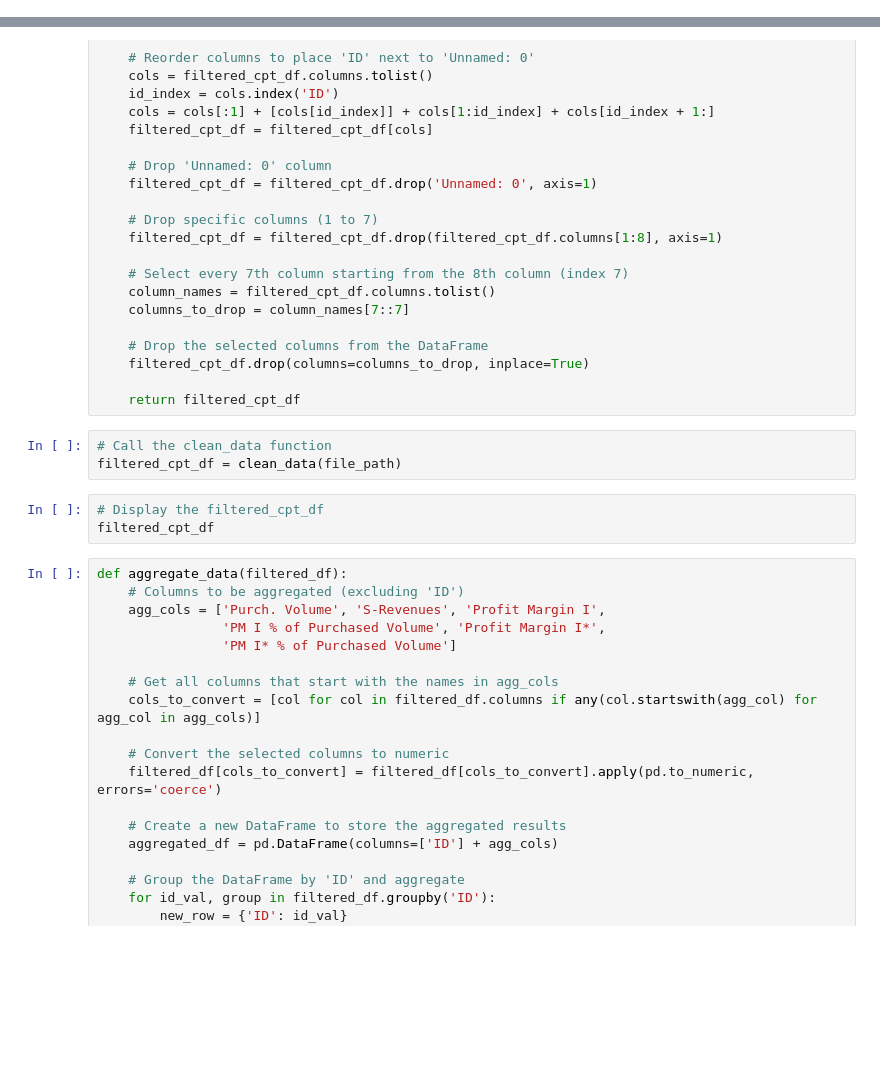
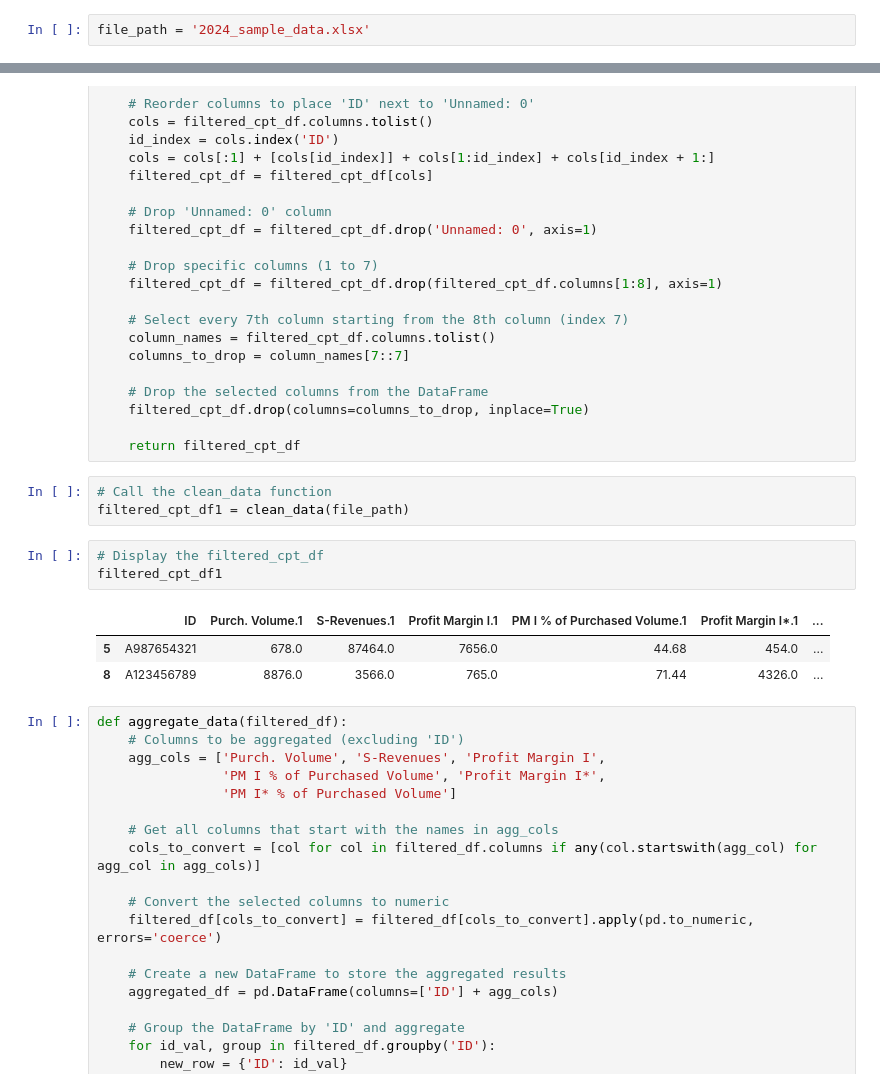
Before and after one commit to yonabell/Report, a Jupyter notebook: Reporting_code_with_function.ipynb, the cells around one changed output, grey strips where cells are left out. Cells and saved outputs as stored; diff of their text form; blank space fills up the shorter version.

```diff
--- a/Reporting_code_with_function.ipynb
+++ b/Reporting_code_with_function.ipynb
@@ -9,3 +12,5 @@ uploaded = files.upload()
+# %%
+file_path = '2024_sample_data.xlsx'
 # %%
 def clean_data(file_path):
     # Load the data with no predefined header
@@ -39,10 +44,14 @@ def clean_data(file_path):
     return filtered_cpt_df
 # %%
 # Call the clean_data function
-filtered_cpt_df = clean_data(file_path)
+filtered_cpt_df1 = clean_data(file_path)
 # %%
 # Display the filtered_cpt_df
-filtered_cpt_df
+filtered_cpt_df1
+# %% [output]
+|  | ID | Purch. Volume.1 | S-Revenues.1 | Profit Margin I.1 | PM I % of Purchased Volume.1 | Profit Margin I*.1 | ... |
+| 5 | A987654321 | 678.0 | 87464.0 | 7656.0 | 44.68 | 454.0 | ... |
+| 8 | A123456789 | 8876.0 | 3566.0 | 765.0 | 71.44 | 4326.0 | ... |
 # %%
 def aggregate_data(filtered_df):
     # Columns to be aggregated (excluding 'ID')
```
Also changed, not shown: parts of 19 cells of this notebook.
